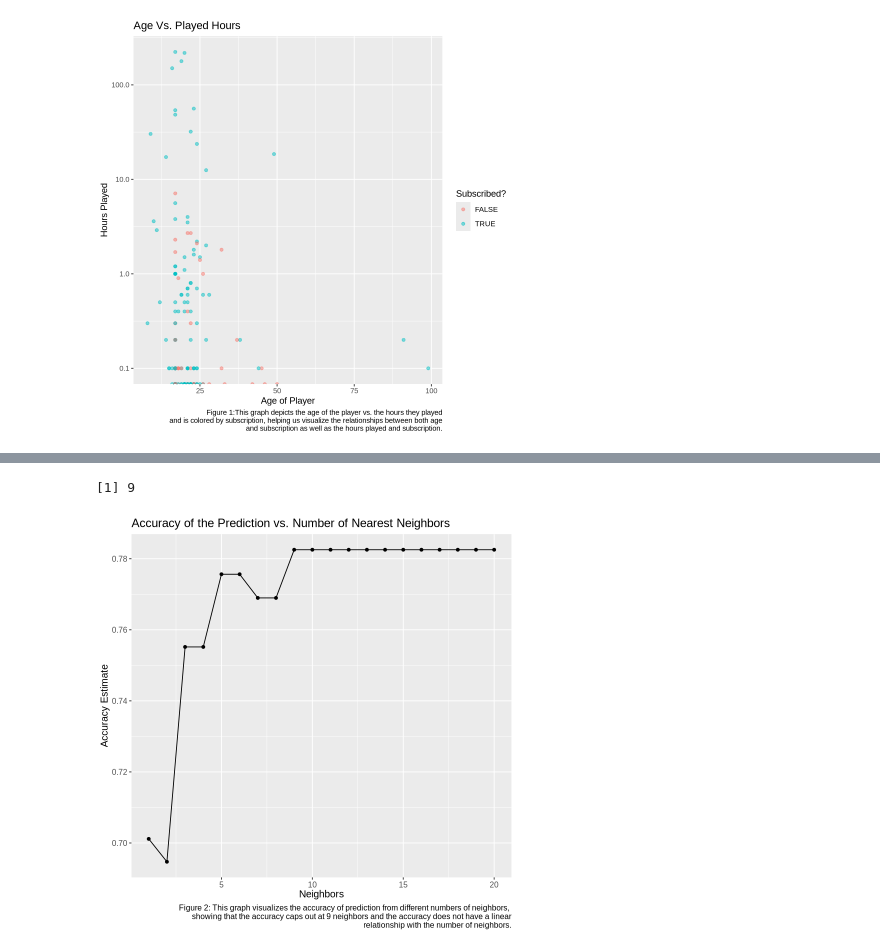
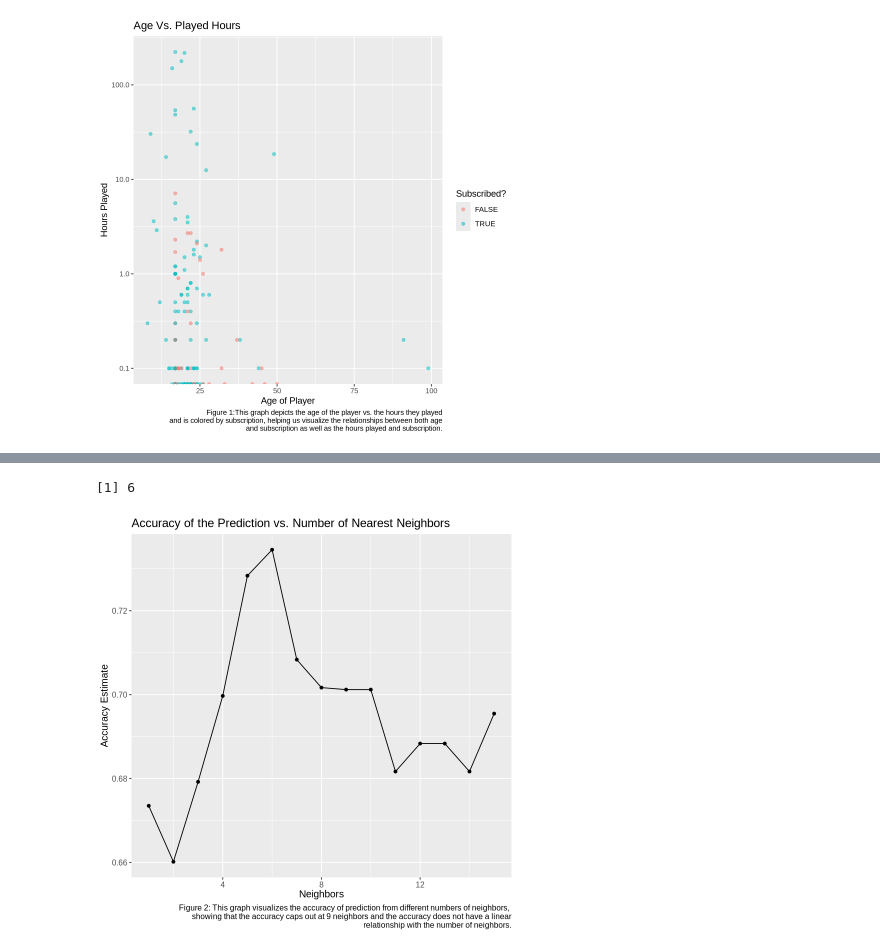
Before and after one commit to cohenp/DSCI-100-Project-004-21, a Jupyter notebook: project_final_report.ipynb, the cells around one changed output, grey strips where cells are left out. Cells and saved outputs as stored; diff of their text form; code cells hidden in the pictures.

```diff
--- a/project_final_report.ipynb
+++ b/project_final_report.ipynb
@@ -231,7 +231,3 @@ age_vs_played_hours
 Warning message in scale_y_log10():
 “log-10 transformation introduced infinite values.”
 [figure]
-# %%
-players<- players|>
-    select(played_hours,subscribe)
-head(players)
@@ -248,13 +237,13 @@ A tibble: 6 × 2
 # %%
-set.seed(42)
+set.seed(2025)
 
 player_split <- initial_split(players, prop = 0.75)
 player_train <- training(player_split)
 player_test  <- testing(player_split)
 
-player_vfold <- vfold_cv(player_train, v = 5, strata = subscribe)
+player_vfold <- vfold_cv(player_train, v = 10, strata = subscribe)
 
-player_recipe <- recipe(subscribe ~ played_hours, data = player_train) |>
+player_recipe <- recipe(subscribe ~ played_hours + age, data = player_train) |>
   step_scale(all_predictors()) |>
   step_center(all_predictors())
 
@@ -262,34 +251,34 @@ player_model <- nearest_neighbor(weight_func = "rectangular", neighbors = tune()
   set_engine("kknn") |>
   set_mode("classification")
 
-k_vals <- tibble(neighbors = seq(1:20))
+k_vals <- tibble(neighbors = seq(1:15))
 
 knn_results <- workflow() |>
   add_recipe(player_recipe) |>
   add_model(player_model) |>
   tune_grid(resamples = player_vfold, grid = k_vals) |>
   collect_metrics()
 
 accuracies <- knn_results |>
   filter(.metric == "accuracy")
 
 
 accuracy_vs_k <- ggplot(accuracies, aes(x = neighbors, y = mean)) +
   geom_point() +
   geom_line() +
   labs(x = "Neighbors", y = "Accuracy Estimate", title= "Accuracy of the Prediction vs. Number of Nearest Neighbors", caption= "Figure 2: This graph visualizes the accuracy of prediction from different numbers of neighbors,
 showing that the accuracy caps out at 9 neighbors and the accuracy does not have a linear
 relationship with the number of neighbors.") +
   theme(text = element_text(size = 12))
 
 accuracy_vs_k
 
 best_k <- accuracies |>
         arrange(desc(mean)) |>
         head(1) |>
         pull(neighbors)
 best_k
 # %% [output]
-[1] 9
+[1] 6
-[figure, old version]
+[figure, new version]
 # %%
```
Also changed, not shown: parts of 5 cells of this notebook.
